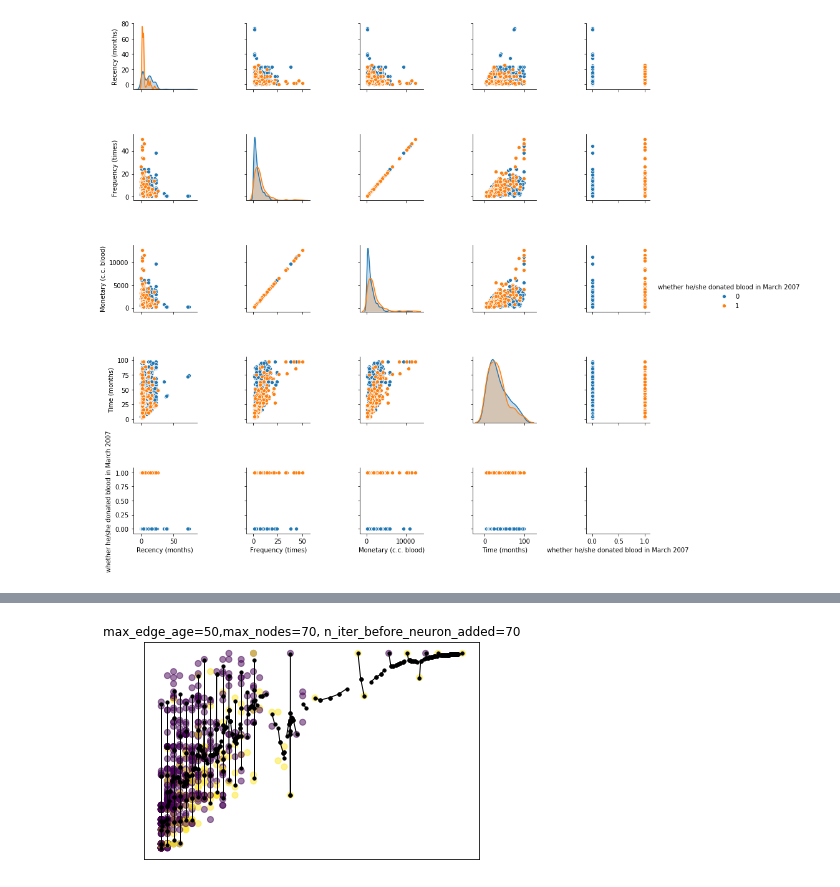
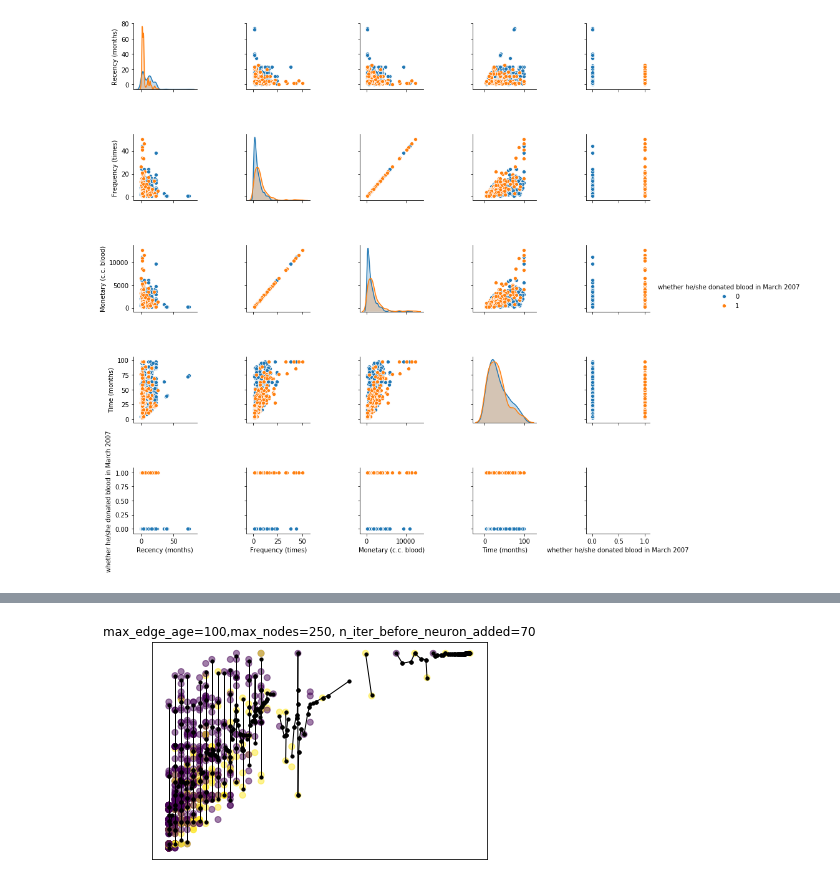
Before and after one commit to Pssales/CAP-351-Neurocomputacao, a Jupyter notebook: 3-GNG/Growing Neural Gas animated - transfusion.ipynb, the cells around one changed output, grey strips where cells are left out. Saved outputs shown, nothing was run; the diff lists cells and outputs as text; code cells hidden in the pictures.

```diff
--- a/3-GNG/Growing Neural Gas animated - transfusion.ipynb
+++ b/3-GNG/Growing Neural Gas animated - transfusion.ipynb
@@ -125,9 +125,9 @@ gng = algorithms.GrowingNeuralGas(
     step=0.1,
     neighbour_step=0.001,
 
-    max_edge_age=50,
+    max_edge_age=100,
     max_nodes=250,
-    n_iter_before_neuron_added=70,
+    n_iter_before_neuron_added=150,
 
     after_split_error_decay_rate=0.5,
     error_decay_rate=0.995,
@@ -138,40 +138,40 @@ fig = plt.figure()
 plt.scatter(*data.T, alpha=0.5,c=_)
 plt.xticks([], [])
 plt.yticks([], [])
-plt.title("max_edge_age=50,max_nodes=70, n_iter_before_neuron_added=70")
+plt.title("max_edge_age=100,max_nodes=250, n_iter_before_neuron_added=70")
 
 def animate(i):
     for line in animate.prev_lines:
         line.remove()
 
     # Training will slow down overtime and we increase number
     # of data samples for training
     n = int(0.5 * gng.n_iter_before_neuron_added * (1 + i // 100))
 
     sampled_data_ids = np.random.choice(len(data), n)
     sampled_data = data[sampled_data_ids, :]
     gng.train(sampled_data, epochs=1)
 
     lines = []
     for node_1, node_2 in gng.graph.edges:
         weights = np.concatenate([node_1.weight, node_2.weight])
         line, = plt.plot(*weights.T, color='black')
 
         plt.setp(line, linewidth=1, color='black')
 
         lines.append(line)
         lines.append(plt.scatter(*weights.T, color='black', s=10))
 
     animate.prev_lines = lines
     return lines
 
 animate.prev_lines = []
 anim = animation.FuncAnimation(fig, animate, tqdm(np.arange(500)), interval=30, blit=True)
 HTML(anim.to_html5_video())
 # %% [output]
 [interactive output not drawn]
 [interactive output not drawn]
-[figure, old version]
+[figure, new version]
 # %%
 utils.reproducible()
 
```
Also changed, not shown: parts of 2 cells of this notebook.
